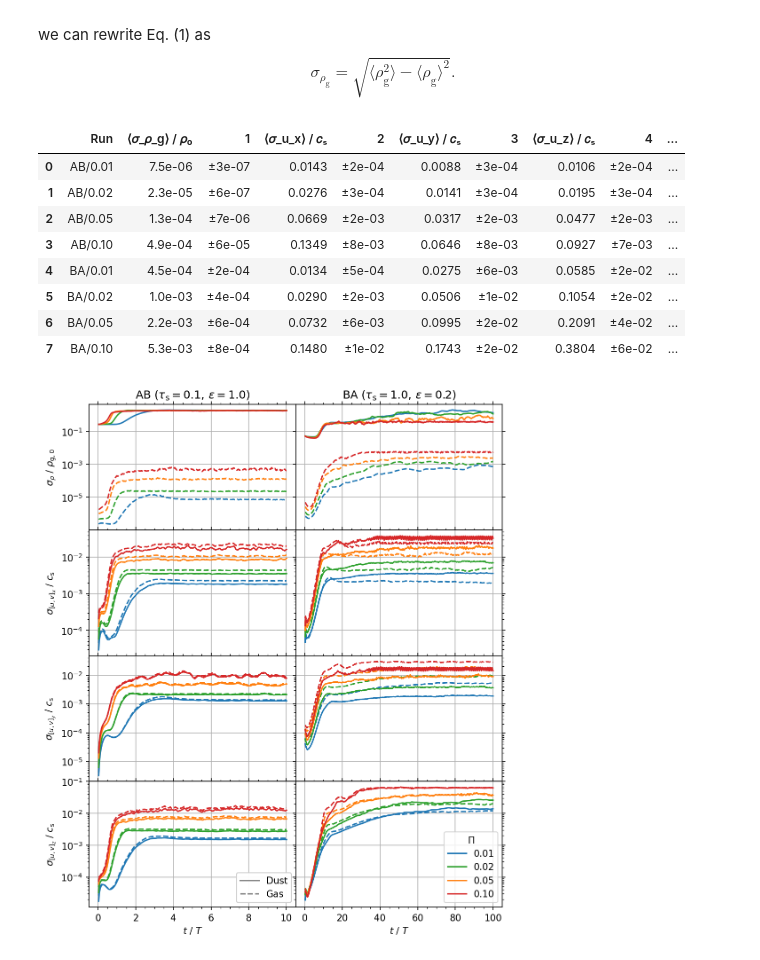
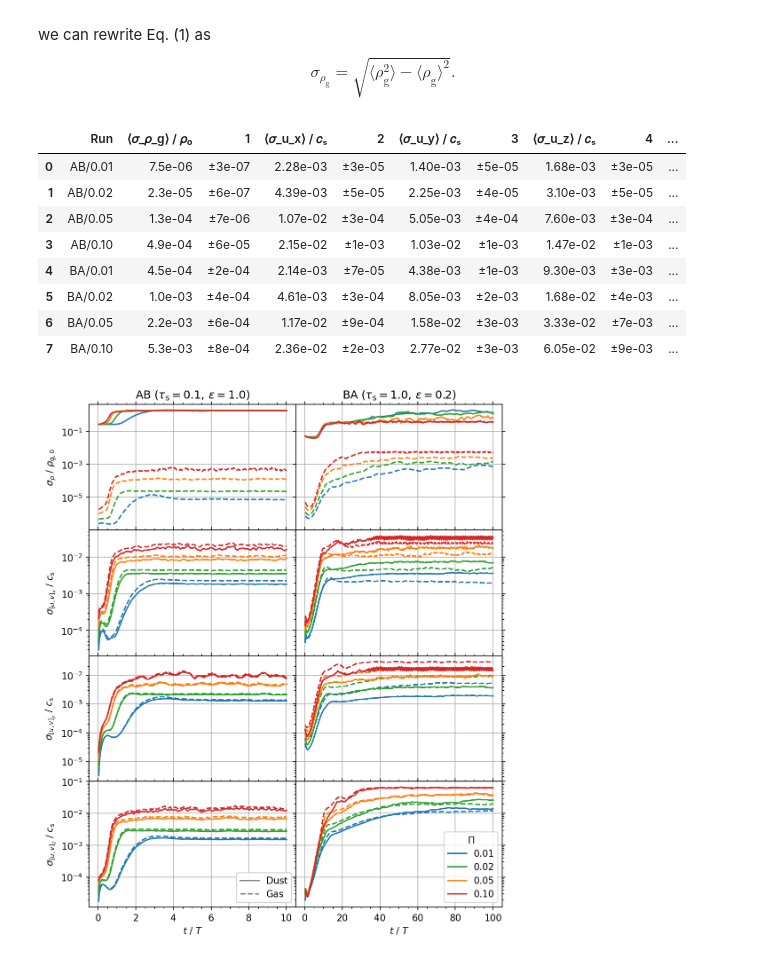
Before and after one commit to sabaronett/streaming-instability, a Jupyter notebook: ipynb/Dispersions.ipynb, the cells around one changed output. Saved outputs shown, nothing was run; the diff lists cells and outputs as text; code cells hidden in the pictures.

Commit message:
Normalize table velocities to sound speed

```diff
--- a/ipynb/Dispersions.ipynb
+++ b/ipynb/Dispersions.ipynb
@@ -89,25 +89,25 @@ for i, case in enumerate(cases):
         Duy = hst['duy']/Mg
         runs.append(f'{case}/{Pi[0]}')
         avg_sd_rhog.append(np.mean(sd_rhog[i_sat:]))
-        avg_sd_ux.append(np.mean(sd_ux[i_sat:]))
-        avg_sd_uy.append(np.mean(sd_uy[i_sat:]))
-        avg_sd_uz.append(np.mean(sd_uz[i_sat:]))
+        avg_sd_ux.append(np.mean(sd_ux[i_sat:])/c_s)
+        avg_sd_uy.append(np.mean(sd_uy[i_sat:])/c_s)
+        avg_sd_uz.append(np.mean(sd_uz[i_sat:])/c_s)
         avg_sd_rhop.append(np.mean(sd_rhop[i_sat:]))
-        avg_sd_vx.append(np.mean(sd_vx[i_sat:]))
-        avg_sd_vy.append(np.mean(sd_vy[i_sat:]))
-        avg_sd_vz.append(np.mean(sd_vz[i_sat:]))
-        avg_Dux.append(np.mean(Dux[i_sat:]))
-        avg_Duy.append(np.mean(Duy[i_sat:]))
+        avg_sd_vx.append(np.mean(sd_vx[i_sat:])/c_s)
+        avg_sd_vy.append(np.mean(sd_vy[i_sat:])/c_s)
+        avg_sd_vz.append(np.mean(sd_vz[i_sat:])/c_s)
+        avg_Dux.append(np.mean(Dux[i_sat:])/c_s)
+        avg_Duy.append(np.mean(Duy[i_sat:])/c_s)
         err_sd_rhog.append(np.std(sd_rhog[i_sat:]))
-        err_sd_ux.append(np.std(sd_ux[i_sat:]))
-        err_sd_uy.append(np.std(sd_uy[i_sat:]))
-        err_sd_uz.append(np.std(sd_uz[i_sat:]))
+        err_sd_ux.append(np.std(sd_ux[i_sat:])/c_s)
+        err_sd_uy.append(np.std(sd_uy[i_sat:])/c_s)
+        err_sd_uz.append(np.std(sd_uz[i_sat:])/c_s)
         err_sd_rhop.append(np.std(sd_rhop[i_sat:]))
-        err_sd_vx.append(np.std(sd_vx[i_sat:]))
-        err_sd_vy.append(np.std(sd_vy[i_sat:]))
-        err_sd_vz.append(np.std(sd_vz[i_sat:]))
-        err_Dux.append(np.std(Dux[i_sat:]))
-        err_Duy.append(np.std(Duy[i_sat:]))
+        err_sd_vx.append(np.std(sd_vx[i_sat:])/c_s)
+        err_sd_vy.append(np.std(sd_vy[i_sat:])/c_s)
+        err_sd_vz.append(np.std(sd_vz[i_sat:])/c_s)
+        err_Dux.append(np.std(Dux[i_sat:])/c_s)
+        err_Duy.append(np.std(Duy[i_sat:])/c_s)
 
         # Plot dispersions
         axs[0][i].semilogy(hst['time'][psi:], sd_rhop[psi:], color=Pi[1],
@@ -166,46 +166,46 @@ df = pd.DataFrame({
     '⟨𝜎_u_z⟩ / 𝑐ₛ'  : avg_sd_uz,
     '4'            : err_sd_uz,
     '⟨Δu_x⟩ / 𝑐ₛ'   : avg_Dux,
     '5'            : err_Dux,
     '⟨Δu_y⟩ / 𝑐ₛ'   : avg_Duy,
     '6'            : err_Duy,
     '⟨𝜎_𝜌_p⟩ / 𝜌₀' : avg_sd_rhop,
     '7'            : err_sd_rhop,
     '⟨𝜎_v_x⟩ / 𝑐ₛ'  : avg_sd_vx,
     '8'            : err_sd_vx,
     '⟨𝜎_v_y⟩ / 𝑐ₛ'  : avg_sd_vy,
     '9'            : err_sd_vy,
     '⟨𝜎_v_z⟩ / 𝑐ₛ'  : avg_sd_vz,
     '10'            : err_sd_vz,})
 df.style.format({
     '⟨𝜎_𝜌_g⟩ / 𝜌₀' : '{:.1e}',
     '1'           : '±{:.0e}',
-    '⟨𝜎_u_x⟩ / 𝑐ₛ'  : '{:.4f}',
+    '⟨𝜎_u_x⟩ / 𝑐ₛ'  : '{:.2e}',
     '2'           : '±{:.0e}',
-    '⟨𝜎_u_y⟩ / 𝑐ₛ'  : '{:.4f}',
+    '⟨𝜎_u_y⟩ / 𝑐ₛ'  : '{:.2e}',
     '3'           : '±{:.0e}',
-    '⟨𝜎_u_z⟩ / 𝑐ₛ'  : '{:.4f}',
+    '⟨𝜎_u_z⟩ / 𝑐ₛ'  : '{:.2e}',
     '4'           : '±{:.0e}',
     '⟨Δu_x⟩ / 𝑐ₛ'   : '{:.2e}',
     '5'           : '±{:.0e}',
     '⟨Δu_y⟩ / 𝑐ₛ'   : '{:.2e}',
     '6'           : '±{:.0e}',
-    '⟨𝜎_𝜌_p⟩ / 𝜌₀' : '{:.4f}',
+    '⟨𝜎_𝜌_p⟩ / 𝜌₀' : '{:.2e}',
     '7'           : '±{:.0e}',
-    '⟨𝜎_v_x⟩ / 𝑐ₛ'  : '{:.4f}',
+    '⟨𝜎_v_x⟩ / 𝑐ₛ'  : '{:.2e}',
     '8'           : '±{:.0e}',
-    '⟨𝜎_v_y⟩ / 𝑐ₛ'  : '{:.4f}',
+    '⟨𝜎_v_y⟩ / 𝑐ₛ'  : '{:.2e}',
     '9'           : '±{:.0e}',
-    '⟨𝜎_v_z⟩ / 𝑐ₛ'  : '{:.4f}',
+    '⟨𝜎_v_z⟩ / 𝑐ₛ'  : '{:.2e}',
     '10'           : '±{:.0e}',})
 # %% [output]
 |  | Run | ⟨𝜎_𝜌_g⟩ / 𝜌₀ | 1 | ⟨𝜎_u_x⟩ / 𝑐ₛ | 2 | ⟨𝜎_u_y⟩ / 𝑐ₛ | 3 | ⟨𝜎_u_z⟩ / 𝑐ₛ | 4 | ... |
-| 0 | AB/0.01 | 7.5e-06 | ±3e-07 | 0.0143 | ±2e-04 | 0.0088 | ±3e-04 | 0.0106 | ±2e-04 | ... |
-| 1 | AB/0.02 | 2.3e-05 | ±6e-07 | 0.0276 | ±3e-04 | 0.0141 | ±3e-04 | 0.0195 | ±3e-04 | ... |
-| 2 | AB/0.05 | 1.3e-04 | ±7e-06 | 0.0669 | ±2e-03 | 0.0317 | ±2e-03 | 0.0477 | ±2e-03 | ... |
-| 3 | AB/0.10 | 4.9e-04 | ±6e-05 | 0.1349 | ±8e-03 | 0.0646 | ±8e-03 | 0.0927 | ±7e-03 | ... |
-| 4 | BA/0.01 | 4.5e-04 | ±2e-04 | 0.0134 | ±5e-04 | 0.0275 | ±6e-03 | 0.0585 | ±2e-02 | ... |
-| 5 | BA/0.02 | 1.0e-03 | ±4e-04 | 0.0290 | ±2e-03 | 0.0506 | ±1e-02 | 0.1054 | ±2e-02 | ... |
-| 6 | BA/0.05 | 2.2e-03 | ±6e-04 | 0.0732 | ±6e-03 | 0.0995 | ±2e-02 | 0.2091 | ±4e-02 | ... |
-| 7 | BA/0.10 | 5.3e-03 | ±8e-04 | 0.1480 | ±1e-02 | 0.1743 | ±2e-02 | 0.3804 | ±6e-02 | ... |
+| 0 | AB/0.01 | 7.5e-06 | ±3e-07 | 2.28e-03 | ±3e-05 | 1.40e-03 | ±5e-05 | 1.68e-03 | ±3e-05 | ... |
+| 1 | AB/0.02 | 2.3e-05 | ±6e-07 | 4.39e-03 | ±5e-05 | 2.25e-03 | ±4e-05 | 3.10e-03 | ±5e-05 | ... |
+| 2 | AB/0.05 | 1.3e-04 | ±7e-06 | 1.07e-02 | ±3e-04 | 5.05e-03 | ±4e-04 | 7.60e-03 | ±3e-04 | ... |
+| 3 | AB/0.10 | 4.9e-04 | ±6e-05 | 2.15e-02 | ±1e-03 | 1.03e-02 | ±1e-03 | 1.47e-02 | ±1e-03 | ... |
+| 4 | BA/0.01 | 4.5e-04 | ±2e-04 | 2.14e-03 | ±7e-05 | 4.38e-03 | ±1e-03 | 9.30e-03 | ±3e-03 | ... |
+| 5 | BA/0.02 | 1.0e-03 | ±4e-04 | 4.61e-03 | ±3e-04 | 8.05e-03 | ±2e-03 | 1.68e-02 | ±4e-03 | ... |
+| 6 | BA/0.05 | 2.2e-03 | ±6e-04 | 1.17e-02 | ±9e-04 | 1.58e-02 | ±3e-03 | 3.33e-02 | ±7e-03 | ... |
+| 7 | BA/0.10 | 5.3e-03 | ±8e-04 | 2.36e-02 | ±2e-03 | 2.77e-02 | ±3e-03 | 6.05e-02 | ±9e-03 | ... |
 [figure]
```
